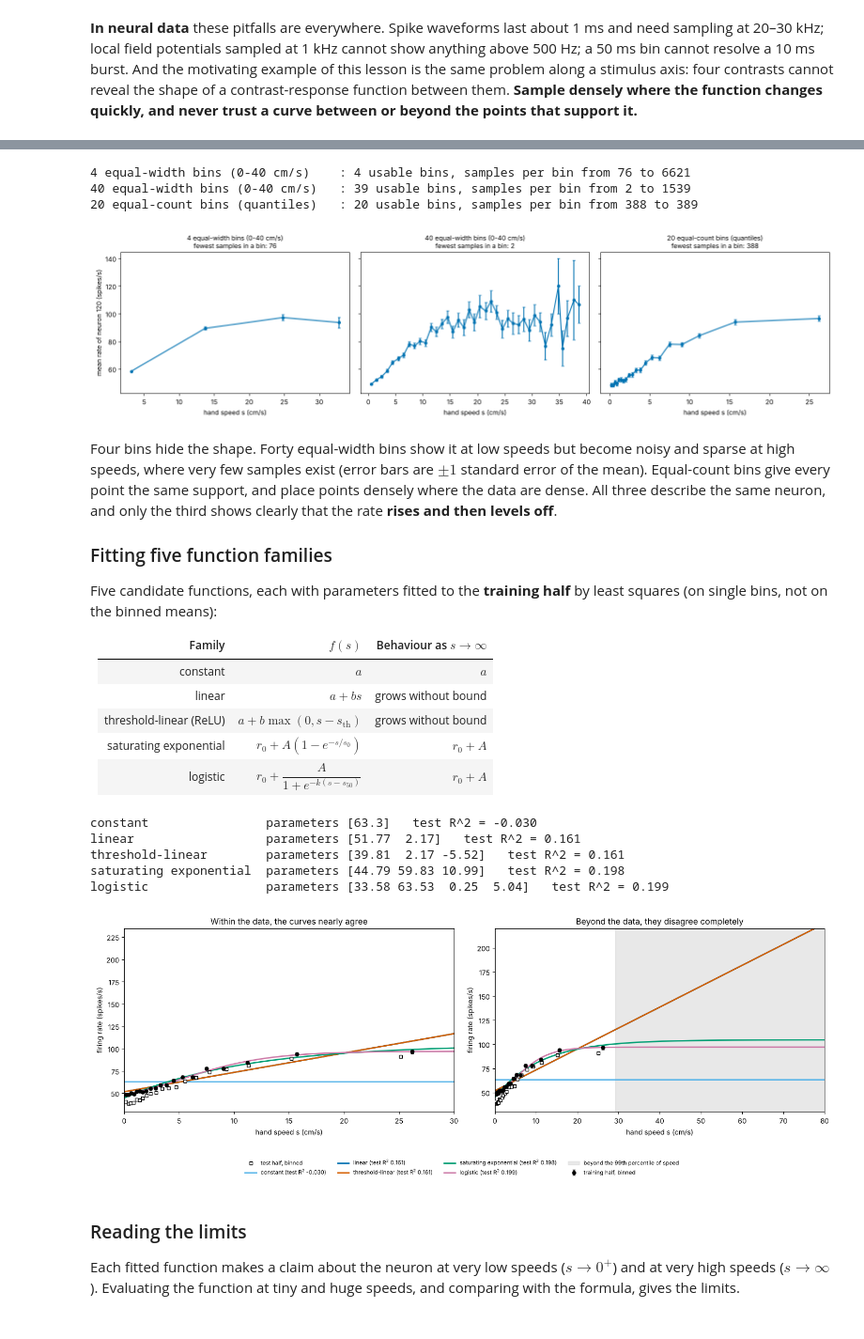
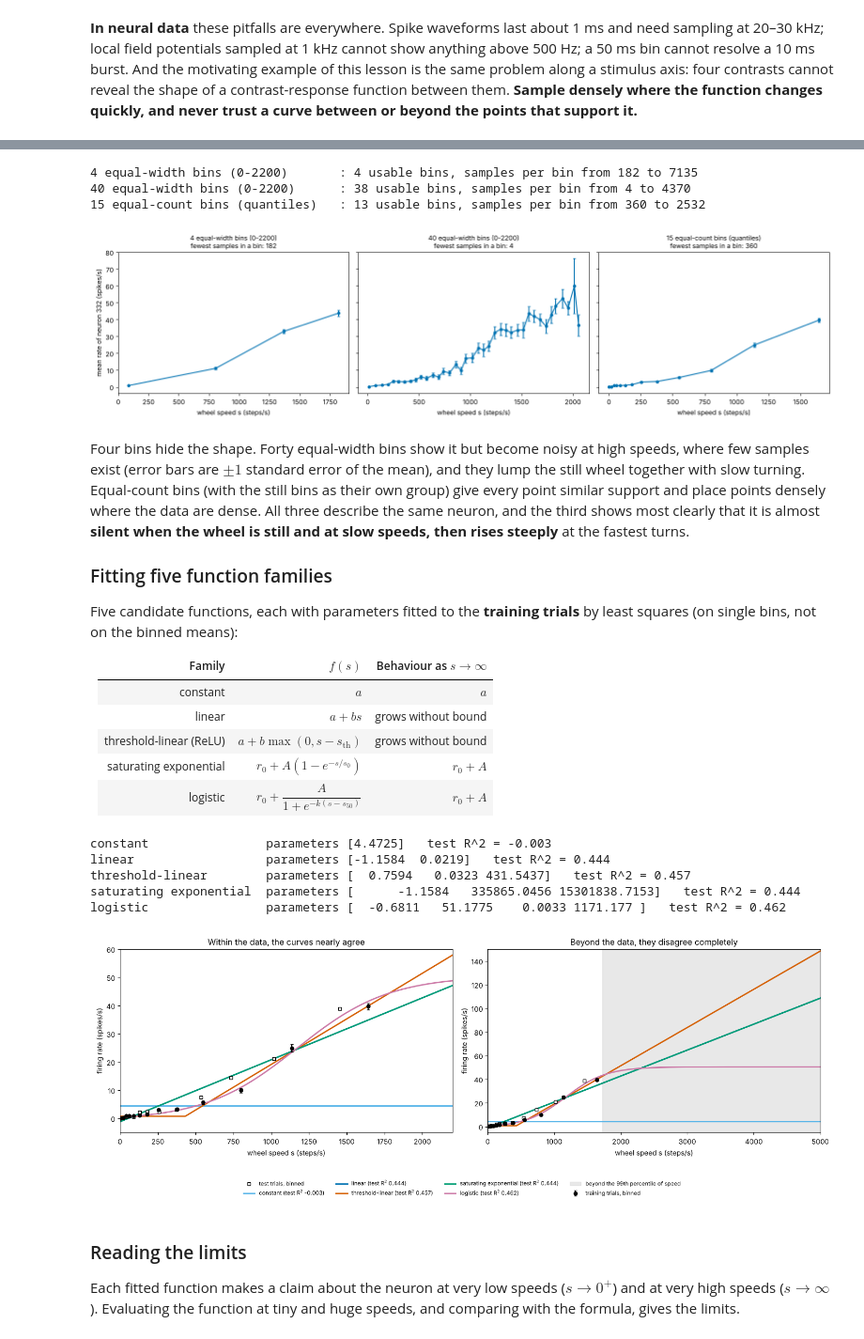
Before and after one commit to peter-adepoju/math-neuro-ml, a Jupyter notebook: week3/lesson8/Lesson8_Teaching_Notebook.ipynb, the cells around one changed output, grey strips where cells are left out. Shown at 94% size. Saved outputs shown, nothing was run; the diff lists cells and outputs as text; code cells hidden in the pictures.

```diff
--- a/week3/lesson8/Lesson8_Teaching_Notebook.ipynb
+++ b/week3/lesson8/Lesson8_Teaching_Notebook.ipynb
@@ -651,34 +658,38 @@ A single 50 ms bin holds 0, 1, 2, ... spikes, so its "rate" is 0, 20, 40, ... sp
 # %%
 def binned_curve(edges, s=speed[train], r=y[train]):
     mids, means, sems, counts = [], [], [], []
+    edges = np.unique(edges)                                           # tied quantiles would give empty bins
     for a, b in zip(edges[:-1], edges[1:]):
         k = (s >= a) & (s < b)
         if k.sum() >= 2:
             mids.append(s[k].mean()); means.append(r[k].mean()); sems.append(r[k].std(ddof=1) / np.sqrt(k.sum())); counts.append(k.sum())
     return np.array(mids), np.array(means), np.array(sems), np.array(counts)
 
-schemes = {'4 equal-width bins (0-40 cm/s)': np.linspace(0, 40, 5),
-           '40 equal-width bins (0-40 cm/s)': np.linspace(0, 40, 41),
-           '20 equal-count bins (quantiles)': np.quantile(speed[train], np.linspace(0, 1, 21)) + np.r_[np.zeros(20), 1e-9]}
+def quantile_edges(s, n):
+    return np.r_[0, np.quantile(s[s > 0], np.linspace(0, 1, n + 1))[1:-1], s.max() + 1]   # the still bins form the first group
+
+schemes = {'4 equal-width bins (0-2200)': np.linspace(0, 2201, 5),
+           '40 equal-width bins (0-2200)': np.linspace(0, 2201, 41),
+           '15 equal-count bins (quantiles)': quantile_edges(speed[train], 15)}
 fig, axes = plt.subplots(1, 3, figsize=(16, 4.2), sharey=True)
 for ax, (name, edges) in zip(axes, schemes.items()):
     mids, means, sems, counts = binned_curve(edges)
     ax.errorbar(mids, means, yerr=sems, fmt='o-', ms=4, color=PALETTE[0], capsize=2)
-    ax.set_title(f'{name}\nfewest samples in a bin: {counts.min()}', fontsize=10); ax.set_xlabel('hand speed s (cm/s)')
+    ax.set_title(f'{name}\nfewest samples in a bin: {counts.min()}', fontsize=10); ax.set_xlabel('wheel speed s (steps/s)')
     print(f"{name:<34}: {len(mids)} usable bins, samples per bin from {counts.min()} to {counts.max()}")
 axes[0].set_ylabel(f'mean rate of neuron {best} (spikes/s)')
 plt.tight_layout(); plt.show()
 # %% [output]
-4 equal-width bins (0-40 cm/s)    : 4 usable bins, samples per bin from 76 to 6621
-40 equal-width bins (0-40 cm/s)   : 39 usable bins, samples per bin from 2 to 1539
-20 equal-count bins (quantiles)   : 20 usable bins, samples per bin from 388 to 389
+4 equal-width bins (0-2200)       : 4 usable bins, samples per bin from 182 to 7135
+40 equal-width bins (0-2200)      : 38 usable bins, samples per bin from 4 to 4370
+15 equal-count bins (quantiles)   : 13 usable bins, samples per bin from 360 to 2532
-[figure, old version]
+[figure, new version]
 # %% [markdown]
-Four bins hide the shape. Forty equal-width bins show it at low speeds but become noisy and sparse at high speeds, where very few samples exist (error bars are $\pm 1$ standard error of the mean). Equal-count bins give every point the same support, and place points densely where the data are dense. All three describe the same neuron, and only the third shows clearly that the rate **rises and then levels off**.
+Four bins hide the shape. Forty equal-width bins show it but become noisy at high speeds, where few samples exist (error bars are $\pm 1$ standard error of the mean), and they lump the still wheel together with slow turning. Equal-count bins (with the still bins as their own group) give every point similar support and place points densely where the data are dense. All three describe the same neuron, and the third shows most clearly that it is almost **silent when the wheel is still and at slow speeds, then rises steeply** at the fastest turns.
 
 ### Fitting five function families
 
-Five candidate functions, each with parameters fitted to the **training half** by least squares (on single bins, not on the binned means):
+Five candidate functions, each with parameters fitted to the **training trials** by least squares (on single bins, not on the binned means):
 
 | Family | $f(s)$ | Behaviour as $s \to \infty$ |
 |---|---|---|
@@ -689,45 +700,47 @@ Five candidate functions, each with parameters fitted to the **training half** b
 | logistic | $r_0 + \dfrac{A}{1 + e^{-k(s - s_{50})}}$ | $r_0 + A$ |
 # %%
 families = {
-    'constant':               (lambda s, a: a + 0 * s,                                   [50.0]),
-    'linear':                 (lambda s, a, b: a + b * s,                                [45.0, 2.0]),
-    'threshold-linear':       (lambda s, a, b, th: a + b * np.maximum(s - th, 0),        [45.0, 3.0, 2.0]),
-    'saturating exponential': (lambda s, r0, A, s0: r0 + A * (1 - np.exp(-s / s0)),       [45.0, 50.0, 8.0]),
-    'logistic':               (lambda s, r0, A, k, s50: r0 + A / (1 + np.exp(-k * (s - s50))), [45.0, 50.0, 0.3, 8.0]),
+    'constant':               (lambda s, a: a + 0 * s,                                   [5.0]),
+    'linear':                 (lambda s, a, b: a + b * s,                                [0.0, 0.02]),
+    'threshold-linear':       (lambda s, a, b, th: a + b * np.maximum(s - th, 0),        [1.0, 0.03, 400.0]),
+    'saturating exponential': (lambda s, r0, A, s0: r0 + A * (1 - np.exp(-s / s0)),       [0.0, 50.0, 1000.0]),
+    'logistic':               (lambda s, r0, A, k, s50: r0 + A / (1 + np.exp(-k * (s - s50))), [0.5, 50.0, 0.003, 1200.0]),
 }
 fits = {}
 var_test = np.var(y[~train])
-for name, (f, p0) in families.items():
-    params, _ = curve_fit(f, speed[train], y[train], p0=p0, maxfev=20000)
-    r2_test = 1 - np.mean((y[~train] - f(speed[~train], *params))**2) / var_test
-    fits[name] = (f, params, r2_test)
-    print(f"{name:<23} parameters {np.round(params, 2)}   test R^2 = {r2_test:.3f}")
+with np.errstate(over='ignore'):
+    for name, (f, p0) in families.items():
+        params, _ = curve_fit(f, speed[train], y[train], p0=p0, maxfev=20000)
+        r2_test = 1 - np.mean((y[~train] - f(speed[~train], *params))**2) / var_test
+        fits[name] = (f, params, r2_test)
+        print(f"{name:<23} parameters {np.array2string(params, precision=4, suppress_small=True)}   test R^2 = {r2_test:.3f}")
 # %% [output]
-constant                parameters [63.3]   test R^2 = -0.030
-linear                  parameters [51.77  2.17]   test R^2 = 0.161
-threshold-linear        parameters [39.81  2.17 -5.52]   test R^2 = 0.161
-saturating exponential  parameters [44.79 59.83 10.99]   test R^2 = 0.198
-logistic                parameters [33.58 63.53  0.25  5.04]   test R^2 = 0.199
+constant                parameters [4.4725]   test R^2 = -0.003
+linear                  parameters [-1.1584  0.0219]   test R^2 = 0.444
+threshold-linear        parameters [  0.7594   0.0323 431.5437]   test R^2 = 0.457
+saturating exponential  parameters [      -1.1584   335865.0456 15301838.7153]   test R^2 = 0.444
+logistic                parameters [  -0.6811   51.1775    0.0033 1171.177 ]   test R^2 = 0.462
 # %%
-mids_q, means_q, sems_q, _ = binned_curve(schemes['20 equal-count bins (quantiles)'])
-mids_te, means_te, _, _ = binned_curve(np.quantile(speed[~train], np.linspace(0, 1, 21)) + np.r_[np.zeros(20), 1e-9], s=speed[~train], r=y[~train])
-s_grid = np.linspace(0, 80, 801)
+mids_q, means_q, sems_q, _ = binned_curve(schemes['15 equal-count bins (quantiles)'])
+mids_te, means_te, _, _ = binned_curve(quantile_edges(speed[~train], 15), s=speed[~train], r=y[~train])
+s_grid = np.linspace(0, 5000, 1001)
 
 fig, axes = plt.subplots(1, 2, figsize=(15, 5.4))
-for ax, xmax in [(axes[0], 30), (axes[1], 80)]:
-    ax.errorbar(mids_q, means_q, yerr=sems_q, fmt='o', color='black', ms=5, capsize=2, label='training half, binned', zorder=4)
-    ax.plot(mids_te, means_te, 's', mfc='white', mec='black', ms=5, label='test half, binned', zorder=4)
-    for (name, (f, params, r2)), colour in zip(fits.items(), [PALETTE[5]] + PALETTE):
-        ax.plot(s_grid, f(s_grid, *params), color=colour, lw=2, label=f'{name} (test R$^2$ {r2:.3f})')
-    ax.set_xlim(0, xmax); ax.set_xlabel('hand speed s (cm/s)'); ax.set_ylabel('firing rate (spikes/s)')
-axes[1].axvspan(np.percentile(speed, 99), 80, color='lightgrey', alpha=0.5, label='beyond the 99th percentile of speed')
+with np.errstate(over='ignore'):
+    for ax, xmax in [(axes[0], 2200), (axes[1], 5000)]:
+        ax.errorbar(mids_q, means_q, yerr=sems_q, fmt='o', color='black', ms=5, capsize=2, label='training trials, binned', zorder=4)
+        ax.plot(mids_te, means_te, 's', mfc='white', mec='black', ms=5, label='test trials, binned', zorder=4)
+        for (name, (f, params, r2)), colour in zip(fits.items(), [PALETTE[5]] + PALETTE):
+            ax.plot(s_grid, f(s_grid, *params), color=colour, lw=2, label=f'{name} (test R$^2$ {r2:.3f})')
+        ax.set_xlim(0, xmax); ax.set_xlabel('wheel speed s (steps/s)'); ax.set_ylabel('firing rate (spikes/s)')
+axes[1].axvspan(np.percentile(speed, 99), 5000, color='lightgrey', alpha=0.5, label='beyond the 99th percentile of speed')
 axes[0].set_title('Within the data, the curves nearly agree'); axes[1].set_title('Beyond the data, they disagree completely')
-axes[1].set_ylim(30, 220)
+axes[0].set_ylim(-5, 60); axes[1].set_ylim(-5, 150)
 handles, labels = axes[1].get_legend_handles_labels()
 fig.legend(handles, labels, loc='lower center', ncol=4, fontsize=8, frameon=False)
 plt.tight_layout(rect=(0, 0.13, 1, 1)); plt.show()
 # %% [output]
-[figure, old version]
+[figure, new version]
 # %% [markdown]
 ### Reading the limits
 
```
Also changed, not shown: parts of 5 cells of this notebook, 1 other file.
